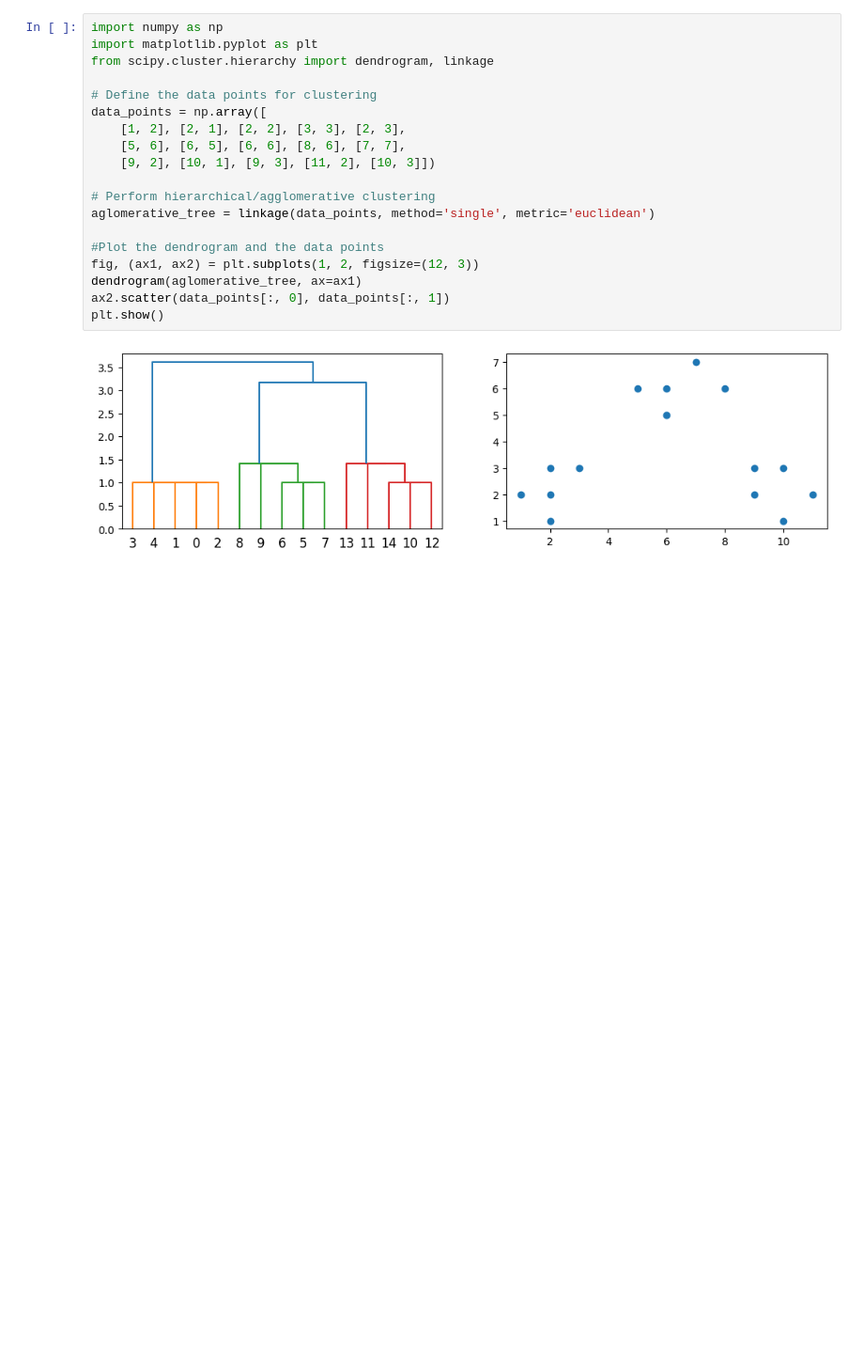
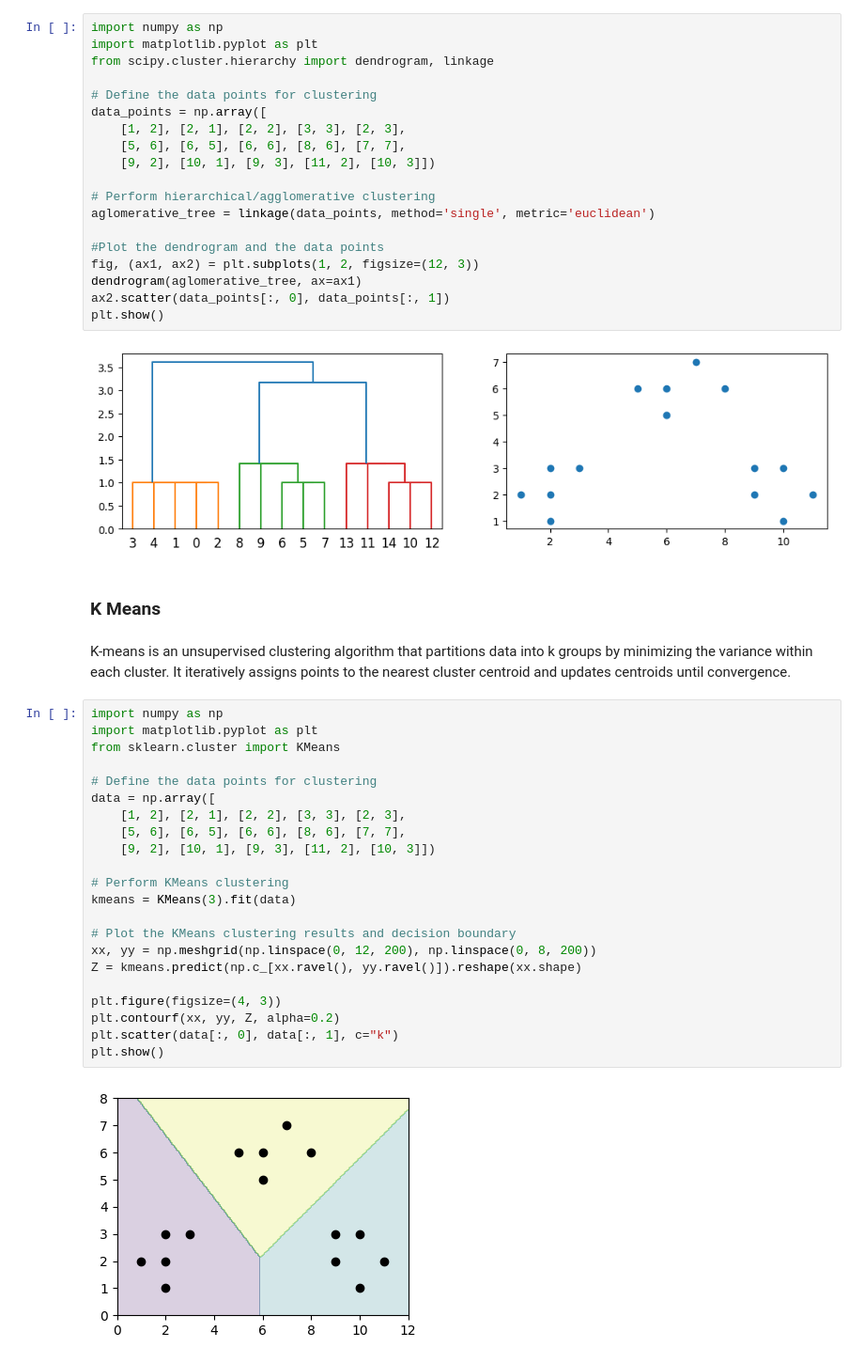
Before and after one commit to Coding-Smurf/Machine-Learning, a Jupyter notebook: Clustering/basics.ipynb, the cells around one changed output. Shown: that part at 94% size. Cells and saved outputs as stored; diff of their text form; blank space fills up the shorter version.

Commit message:
added kmeans method

```diff
--- a/Clustering/basics.ipynb
+++ b/Clustering/basics.ipynb
@@ -124,3 +124,31 @@ ax2.scatter(data_points[:, 0], data_points[:, 1])
 plt.show()
 # %% [output]
 [figure]
+# %% [markdown]
+### K Means
+# %% [markdown]
+K-means is an unsupervised clustering algorithm that partitions data into k groups by minimizing the variance within each cluster. It iteratively assigns points to the nearest cluster centroid and updates centroids until convergence.
+# %%
+import numpy as np
+import matplotlib.pyplot as plt
+from sklearn.cluster import KMeans
+
+# Define the data points for clustering
+data = np.array([
+    [1, 2], [2, 1], [2, 2], [3, 3], [2, 3],
+    [5, 6], [6, 5], [6, 6], [8, 6], [7, 7],
+    [9, 2], [10, 1], [9, 3], [11, 2], [10, 3]])
+
+# Perform KMeans clustering
+kmeans = KMeans(3).fit(data)
+
+# Plot the KMeans clustering results and decision boundary
+xx, yy = np.meshgrid(np.linspace(0, 12, 200), np.linspace(0, 8, 200))
+Z = kmeans.predict(np.c_[xx.ravel(), yy.ravel()]).reshape(xx.shape)
+
+plt.figure(figsize=(4, 3))
+plt.contourf(xx, yy, Z, alpha=0.2)
+plt.scatter(data[:, 0], data[:, 1], c="k")
+plt.show()
+# %% [output]
+[figure, added]
```
